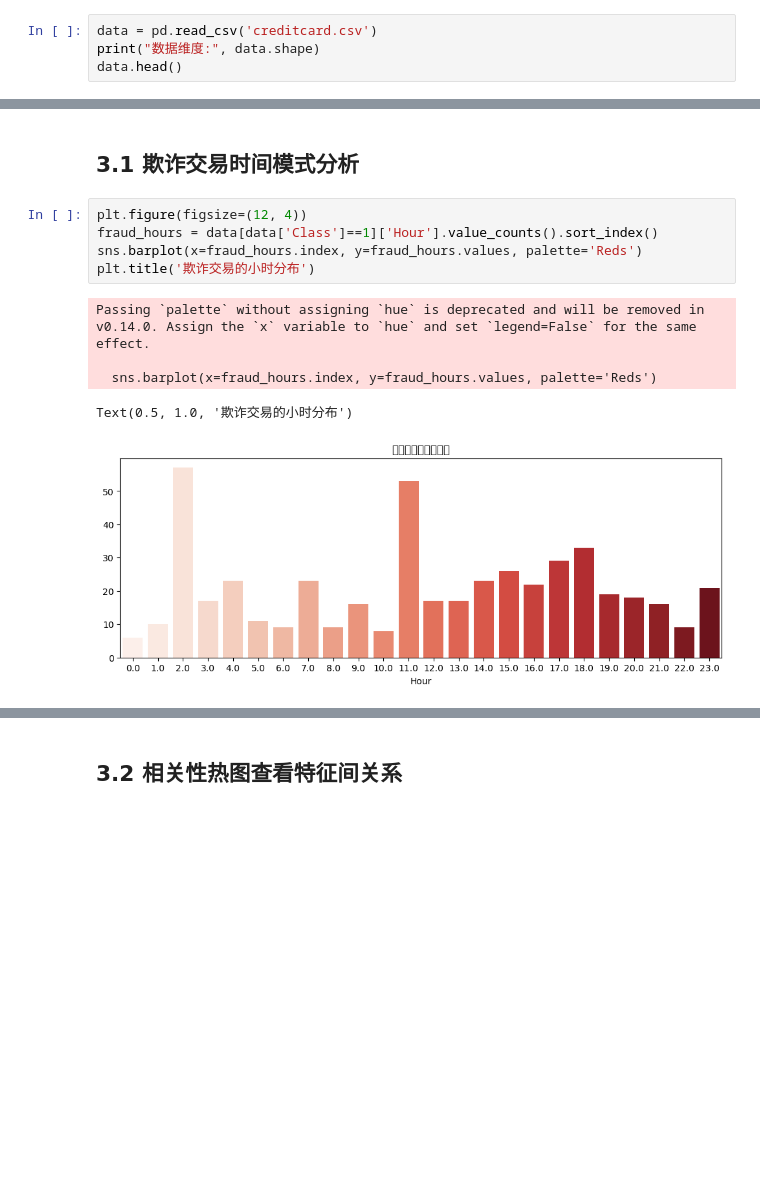
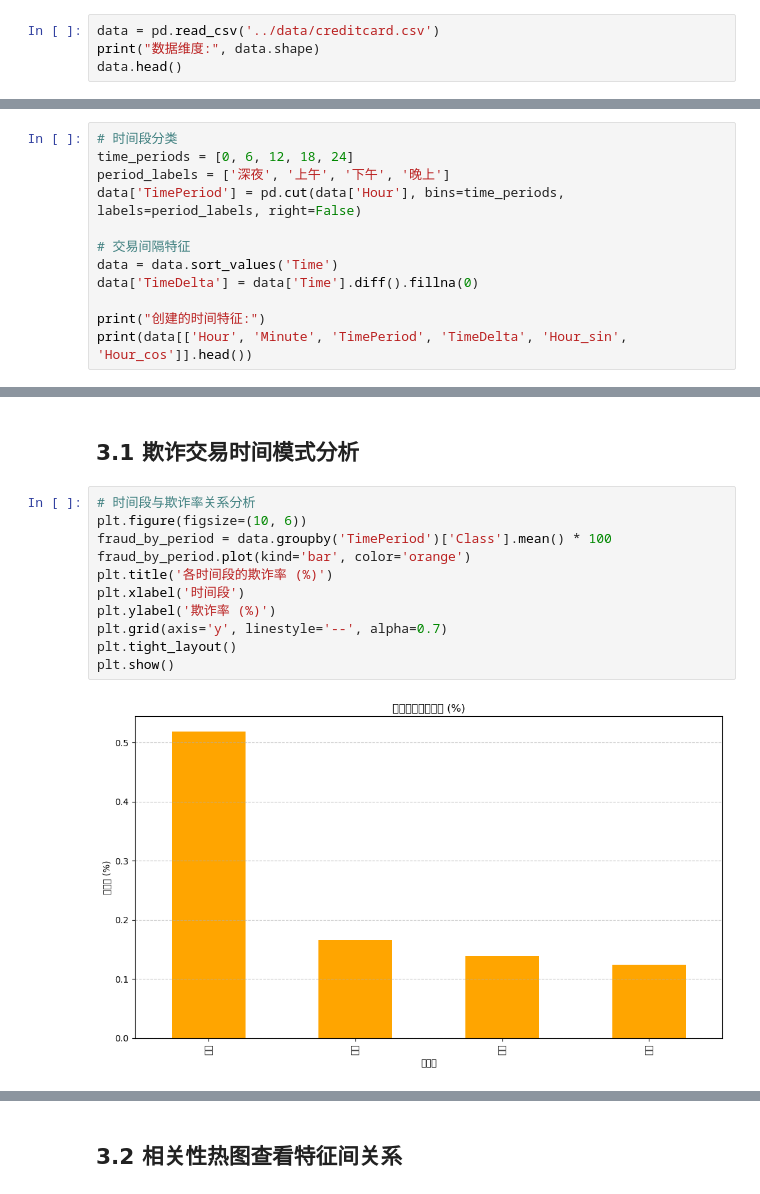
Before and after one commit to PinmogeJoshua/CreditCardFraudDetection, a Jupyter notebook: notebooks/ccfd.ipynb, the cells around one changed output, grey strips where cells are left out. Saved outputs shown, nothing was run; the diff lists cells and outputs as text; blank space fills up the shorter version.

```diff
--- a/notebooks/ccfd.ipynb
+++ b/notebooks/ccfd.ipynb
@@ -17,7 +17,7 @@ import shap
 # %% [markdown]
 ## 1.2 导入并查看数据
 # %%
-data = pd.read_csv('creditcard.csv')
+data = pd.read_csv('../data/creditcard.csv')
 print("数据维度:", data.shape)
 data.head()
 # %% [output]
@@ -44,0 +43,12 @@ data['Hour_cos'] = np.cos(2 * np.pi * data['Hour'] / 24)
+# %%
+# 时间段分类
+time_periods = [0, 6, 12, 18, 24]
+period_labels = ['深夜', '上午', '下午', '晚上']
+data['TimePeriod'] = pd.cut(data['Hour'], bins=time_periods, labels=period_labels, right=False)
+
+# 交易间隔特征
+data = data.sort_values('Time')
+data['TimeDelta'] = data['Time'].diff().fillna(0)
+
+print("创建的时间特征:")
+print(data[['Hour', 'Minute', 'TimePeriod', 'TimeDelta', 'Hour_sin', 'Hour_cos']].head())
@@ -119,14 +116,16 @@ This will become an error in seaborn v0.14.0; please update your code.
 # 3 数据可视化
 # %% [markdown]
 ## 3.1 欺诈交易时间模式分析
-# %%
-plt.figure(figsize=(12, 4))
-fraud_hours = data[data['Class']==1]['Hour'].value_counts().sort_index()
-sns.barplot(x=fraud_hours.index, y=fraud_hours.values, palette='Reds')
-plt.title('欺诈交易的小时分布')
-# %% [output]
-Passing `palette` without assigning `hue` is deprecated and will be removed in v0.14.0. Assign the `x` variable to `hue` and set `legend=False` for the same effect.
-
-  sns.barplot(x=fraud_hours.index, y=fraud_hours.values, palette='Reds')
-Text(0.5, 1.0, '欺诈交易的小时分布')
-[figure, removed]
+# %%
+# 时间段与欺诈率关系分析
+plt.figure(figsize=(10, 6))
+fraud_by_period = data.groupby('TimePeriod')['Class'].mean() * 100
+fraud_by_period.plot(kind='bar', color='orange')
+plt.title('各时间段的欺诈率 (%)')
+plt.xlabel('时间段')
+plt.ylabel('欺诈率 (%)')
+plt.grid(axis='y', linestyle='--', alpha=0.7)
+plt.tight_layout()
+plt.show()
+# %% [output]
+[figure, added]
```
Also changed, not shown: parts of 58 cells of this notebook.
